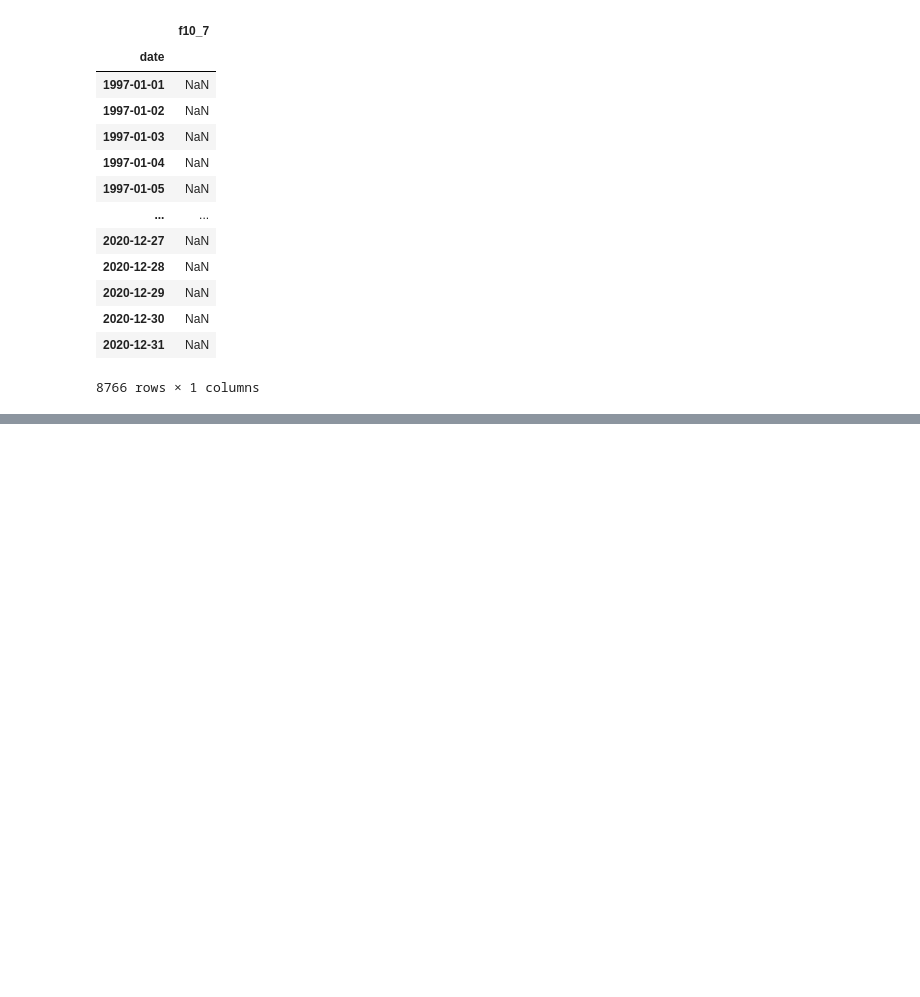
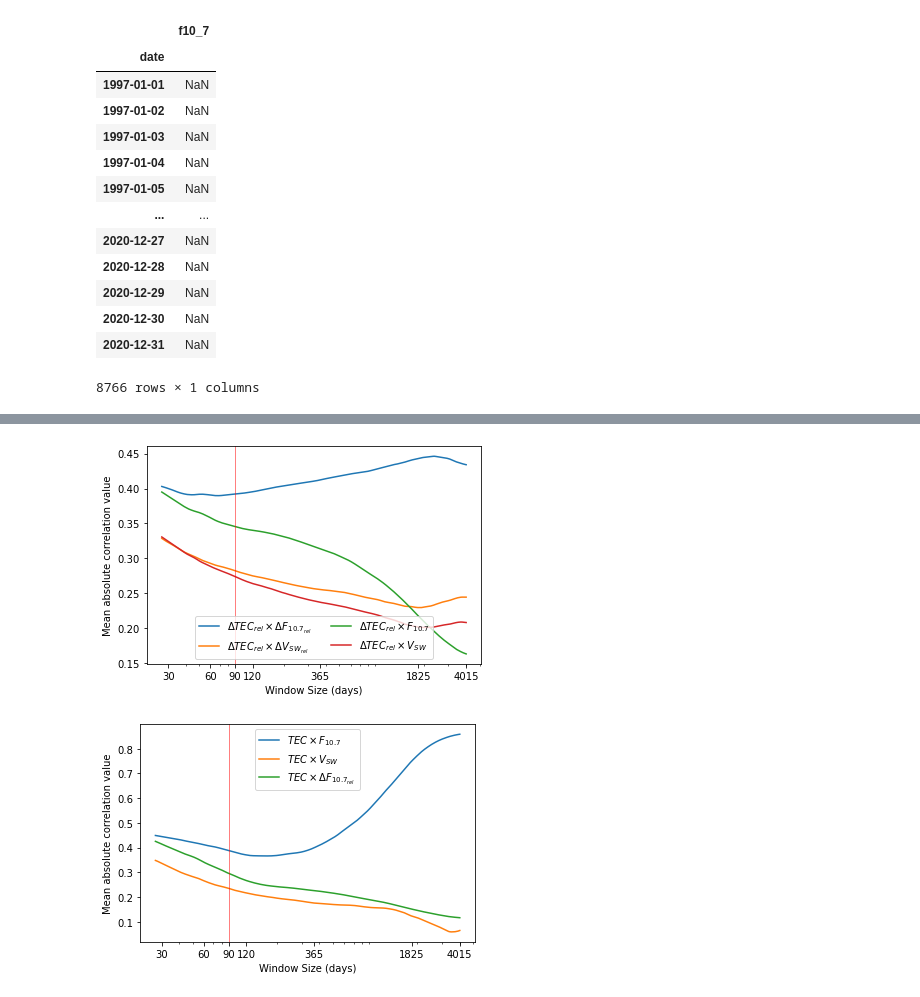
Before and after one commit to fredythekkekkara/correlation_project, a Jupyter notebook: correlation_window_size_test-Copy1.ipynb, the cells around one changed output, grey strips where cells are left out. Drawn from its saved outputs; the diff is of its cells as text; code cells hidden in the pictures; blank space fills up the shorter version.

```diff
--- a/correlation_window_size_test-Copy1.ipynb
+++ b/correlation_window_size_test-Copy1.ipynb
@@ -1707,0 +2028,52 @@ correlation_window_bin_with_most_values_f10.to_hdf("C:/Users/davi_fr/Documents/T
+# %%
+from IPython.display import display, Latex
+
+
+
+
+fig, ax = plt.subplots()
+fig.set_size_inches(6, 4)
+ax.set_xscale('log')
+ax.set_xticks([30, 60, 90, 120, 365, 1825, 4015])
+
+
+for axis in [ax.xaxis, ax.yaxis]:
+    axis.set_major_formatter(ScalarFormatter())
+
+ax.set_ylabel('Mean absolute correlation value')
+ax.plot(meanCorrelation['relTEC_relF10'], label=r'$\Delta TEC_{rel} \times \Delta F_{10.7_{rel}}$')
+ax.plot(meanCorrelation['relTEC_relSWS'], label=r'$\Delta TEC_{rel} \times \Delta V_{SW_{rel}}$')
+ax.plot(meanCorrelation['relTEC_F10'], label=r'$\Delta TEC_{rel} \times F_{10.7}$')
+ax.plot(meanCorrelation['relTEC_SWS'], label=r'$\Delta TEC_{rel} \times V_{SW}$')
+ax.axvline(90, color='red', linewidth=0.5)
+# ax.set_title(r'Mean absolute correlation of $\Delta TEC_{rel}$ at '+ str(loc[0])+'N '+str(loc[1])+'E')
+ax.set_xlabel('Window Size (days)')
+ax.legend(loc = "lower center", ncol=2)
+fig.savefig('mean_abs_corr_rel_tec_{}N_{}E.pdf'.format(loc[0], loc[1]), dpi=150, bbox_inches='tight')
+plt.show()
+
+
+
+fig, ax = plt.subplots()
+fig.set_size_inches(6, 4)
+ax.set_xscale('log')
+ax.set_xticks([30, 60, 90, 120, 365, 1825, 4015])
+for axis in [ax.xaxis, ax.yaxis]:
+    axis.set_major_formatter(ScalarFormatter())
+
+
+ax.set_ylabel('Mean absolute correlation value')
+ax.plot(meanCorrelation['tec_f10'], label=r'$ TEC \times F_{10.7}$')
+ax.plot(meanCorrelation['tec_sws'], label=r'$ TEC \times V_{SW}$')
+ax.plot(meanCorrelation['tec_relF10'], label=r'$ TEC \times \Delta F_{10.7_{rel}}$')
+ax.axvline(90, color='red', linewidth=0.5)
+ax.set_xlabel('Window Size (days)')
+# ax.set_title('Mean absolute correlation of TEC at {}N {}E'.format(loc[0], loc[1]))
+ax.legend()
+
+
+fig.savefig('mean_abs_corr_pure_tec_{}N_{}E.pdf'.format(loc[0], loc[1]), dpi=150, bbox_inches='tight')
+plt.show()
+# %% [output]
+[figure, added]
+[figure, added]
```
Also changed, not shown: parts of 11 cells of this notebook.
